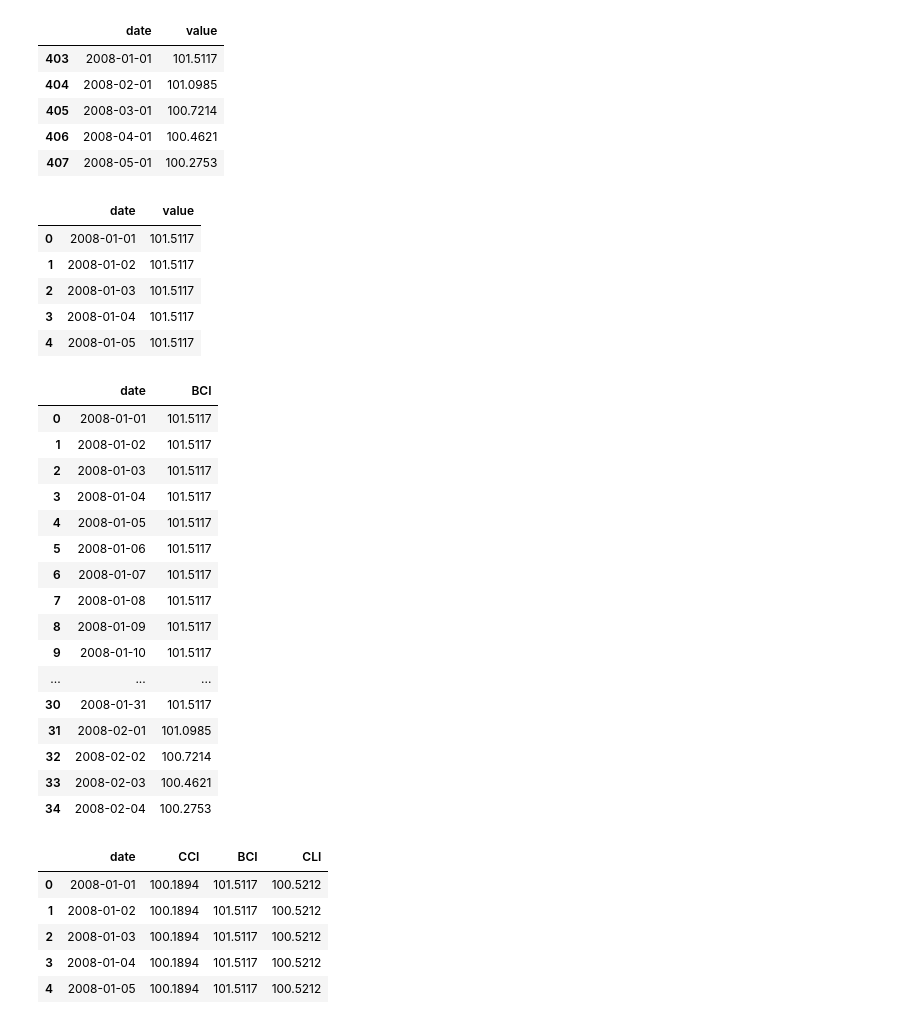
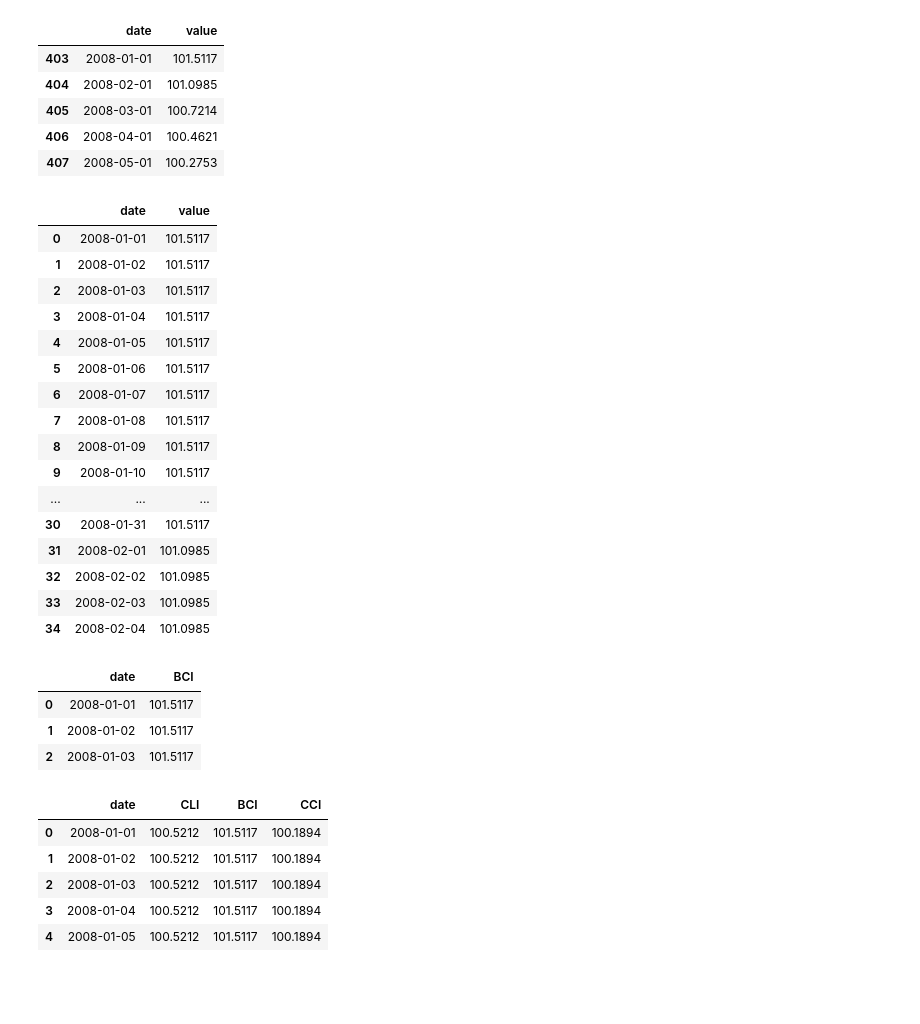
Before and after one commit to allychau/stockmarket, a Jupyter notebook: justin_data_cleaning.ipynb, the cells around one changed output. Cells and saved outputs as stored; diff of their text form; code cells hidden in the pictures; blank space fills up the shorter version.

```diff
--- a/justin_data_cleaning.ipynb
+++ b/justin_data_cleaning.ipynb
@@ -121,7 +127,7 @@ def date_gen(df):
 
     #for loop to fill in individual dates
     for date in dates:
-        if date.month == df.iloc[0]['date'].month:
+        if date.month == df.iloc[counter]['date'].month:
             sample = sample.append({'date': date, 'value': df.iloc[counter]['value']},ignore_index=True)
         else:
             counter +=1
@@ -132,7 +138,7 @@ def date_gen(df):
 BCI_adj = date_gen(BCI_df)
 CLI_adj = date_gen(CLI_df)
 CCI_adj = date_gen(CCI_df)
-BCI_adj.head()
+BCI_adj.head(35)
 # %% [output]
 |  | date | value |
 | 0 | 2008-01-01 | 101.5117 |
@@ -140,43 +146,41 @@ BCI_adj.head()
 | 2 | 2008-01-03 | 101.5117 |
 | 3 | 2008-01-04 | 101.5117 |
 | 4 | 2008-01-05 | 101.5117 |
+| 5 | 2008-01-06 | 101.5117 |
+| 6 | 2008-01-07 | 101.5117 |
+| 7 | 2008-01-08 | 101.5117 |
+| 8 | 2008-01-09 | 101.5117 |
+| 9 | 2008-01-10 | 101.5117 |
+| ... | ... | ... |
+| 30 | 2008-01-31 | 101.5117 |
+| 31 | 2008-02-01 | 101.0985 |
+| 32 | 2008-02-02 | 101.0985 |
+| 33 | 2008-02-03 | 101.0985 |
+| 34 | 2008-02-04 | 101.0985 |
 # %%
 #rename value columns to differentatiate values
 CCI_adj= CCI_adj.rename(columns={ "value": "CCI"})
 CLI_adj= CLI_adj.rename(columns={ "value": "CLI"})
 BCI_adj= BCI_adj.rename(columns={"value": "BCI"})
 
 #sanity check
-BCI_adj.head(35)
+BCI_adj.head(3)
 # %% [output]
 |  | date | BCI |
 | 0 | 2008-01-01 | 101.5117 |
 | 1 | 2008-01-02 | 101.5117 |
 | 2 | 2008-01-03 | 101.5117 |
-| 3 | 2008-01-04 | 101.5117 |
-| 4 | 2008-01-05 | 101.5117 |
-| 5 | 2008-01-06 | 101.5117 |
-| 6 | 2008-01-07 | 101.5117 |
-| 7 | 2008-01-08 | 101.5117 |
-| 8 | 2008-01-09 | 101.5117 |
-| 9 | 2008-01-10 | 101.5117 |
-| ... | ... | ... |
-| 30 | 2008-01-31 | 101.5117 |
-| 31 | 2008-02-01 | 101.0985 |
-| 32 | 2008-02-02 | 100.7214 |
-| 33 | 2008-02-03 | 100.4621 |
-| 34 | 2008-02-04 | 100.2753 |
 # %%
 #merge datasets
-BCI_CCI = BCI_adj.merge(CLI_adj,how='inner',on='date')
-OECD_data = CCI_adj.merge(BCI_CCI, how='inner',on='date')
+BCI_CCI = BCI_adj.merge(CCI_adj,how='inner',on='date')
+OECD_data = CLI_adj.merge(BCI_CCI, how='inner',on='date')
 OECD_data.head()
 # %% [output]
-|  | date | CCI | BCI | CLI |
-| 0 | 2008-01-01 | 100.1894 | 101.5117 | 100.5212 |
-| 1 | 2008-01-02 | 100.1894 | 101.5117 | 100.5212 |
-| 2 | 2008-01-03 | 100.1894 | 101.5117 | 100.5212 |
-| 3 | 2008-01-04 | 100.1894 | 101.5117 | 100.5212 |
-| 4 | 2008-01-05 | 100.1894 | 101.5117 | 100.5212 |
+|  | date | CLI | BCI | CCI |
+| 0 | 2008-01-01 | 100.5212 | 101.5117 | 100.1894 |
+| 1 | 2008-01-02 | 100.5212 | 101.5117 | 100.1894 |
+| 2 | 2008-01-03 | 100.5212 | 101.5117 | 100.1894 |
+| 3 | 2008-01-04 | 100.5212 | 101.5117 | 100.1894 |
+| 4 | 2008-01-05 | 100.5212 | 101.5117 | 100.1894 |
 # %%
 #convert to csv
```
Also changed, not shown: parts of 23 cells of this notebook.
